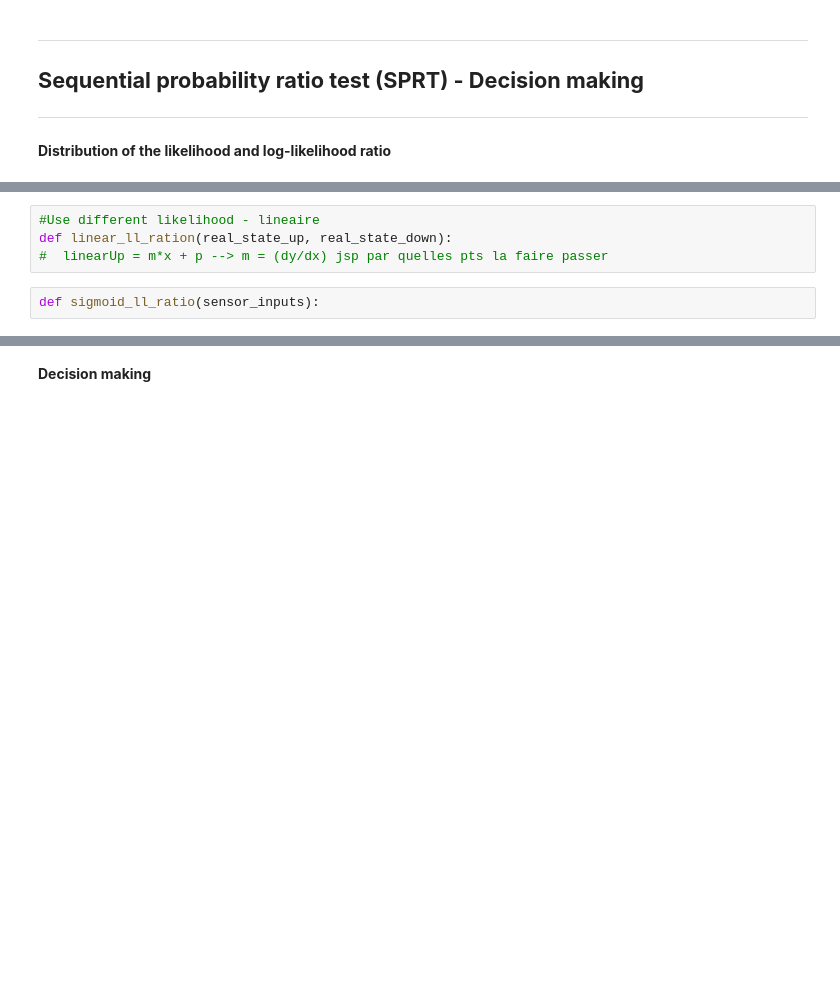
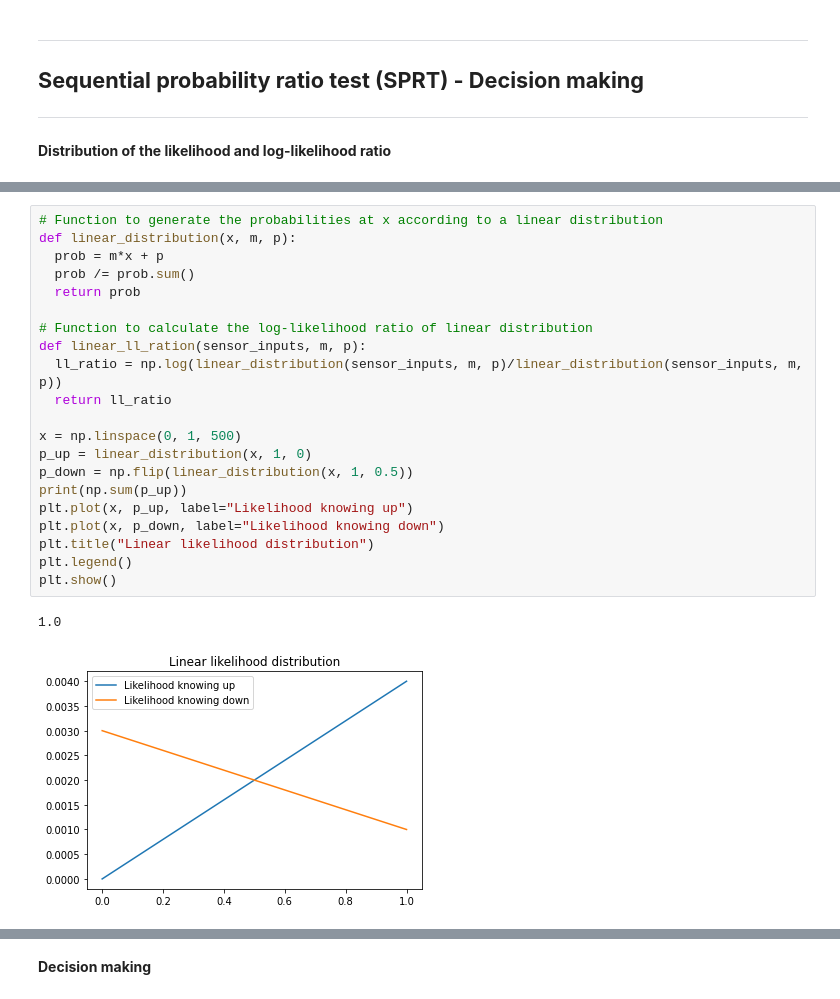
Before and after one commit to Leo166/gbio_project, a Jupyter notebook: Projet_gbio.ipynb, the cells around one changed output, grey strips where cells are left out. Saved outputs shown, nothing was run; the diff lists cells and outputs as text; blank space fills up the shorter version.

```diff
--- a/Projet_gbio.ipynb
+++ b/Projet_gbio.ipynb
@@ -68,9 +75,27 @@ plt.ylabel("ll_ratio")
 plt.show()
 # %% [output]
 [figure]
-# %%
-#Use different likelihood - lineaire
-def linear_ll_ration(real_state_up, real_state_down):
-#  linearUp = m*x + p --> m = (dy/dx) jsp par quelles pts la faire passer
-# %%
-def sigmoid_ll_ratio(sensor_inputs):
+# %%
+# Function to generate the probabilities at x according to a linear distribution
+def linear_distribution(x, m, p):
+  prob = m*x + p
+  prob /= prob.sum()
+  return prob
+
+# Function to calculate the log-likelihood ratio of linear distribution
+def linear_ll_ration(sensor_inputs, m, p):
+  ll_ratio = np.log(linear_distribution(sensor_inputs, m, p)/linear_distribution(sensor_inputs, m, p))
+  return ll_ratio
+
+x = np.linspace(0, 1, 500)
+p_up = linear_distribution(x, 1, 0)
+p_down = np.flip(linear_distribution(x, 1, 0.5))
+print(np.sum(p_up))
+plt.plot(x, p_up, label="Likelihood knowing up")
+plt.plot(x, p_down, label="Likelihood knowing down")
+plt.title("Linear likelihood distribution")
+plt.legend()
+plt.show()
+# %% [output]
+1.0
+[figure, added]
```
Also changed, not shown: parts of 7 cells of this notebook.
